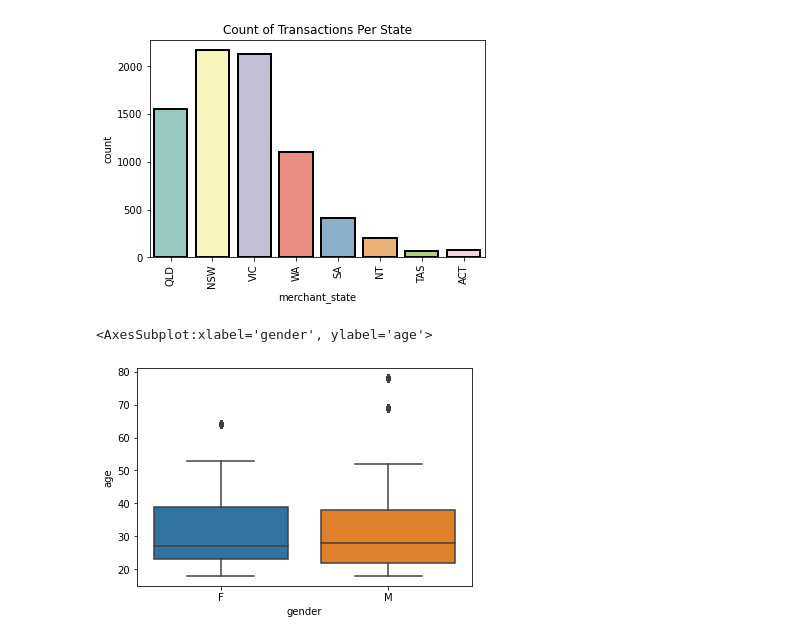
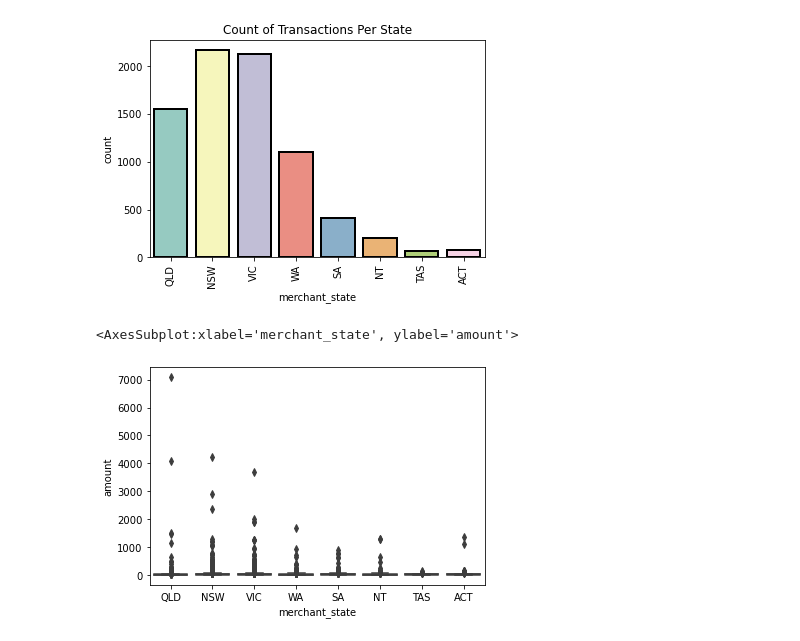
Before and after one commit to reallybadchess/Practice, a Jupyter notebook: ANZ_data_Forager/txn_dataset.ipynb, the cells around one changed output. Cells and saved outputs as stored; diff of their text form; code cells hidden in the pictures.

```diff
--- a/ANZ_data_Forager/txn_dataset.ipynb
+++ b/ANZ_data_Forager/txn_dataset.ipynb
@@ -674,7 +683,7 @@ plt.show()
 # %% [output]
 [figure]
 # %%
-sns.boxplot(x = 'gender', y = 'age', data = df1)
+sns.boxplot(x = 'merchant_state', y = 'amount', data = df1)
 # %% [output]
-<AxesSubplot:xlabel='gender', ylabel='age'>
+<AxesSubplot:xlabel='merchant_state', ylabel='amount'>
-[figure, old version]
+[figure, new version]
```
Also changed, not shown: parts of 1 cell of this notebook.
